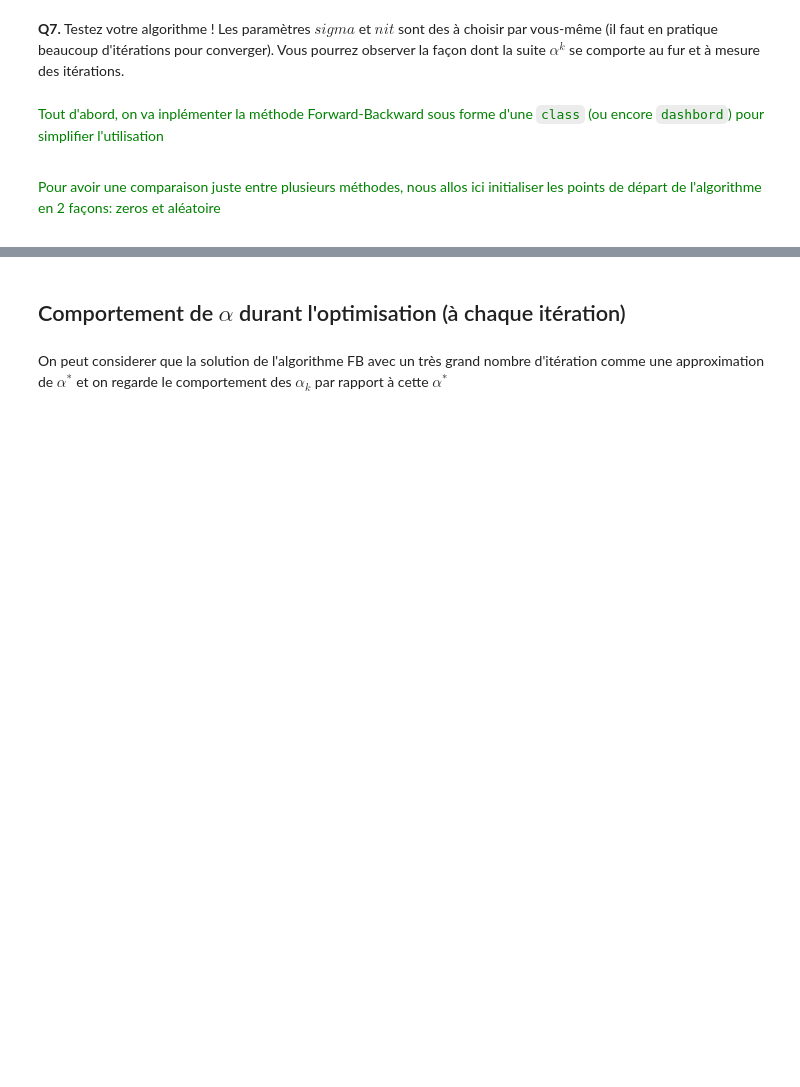
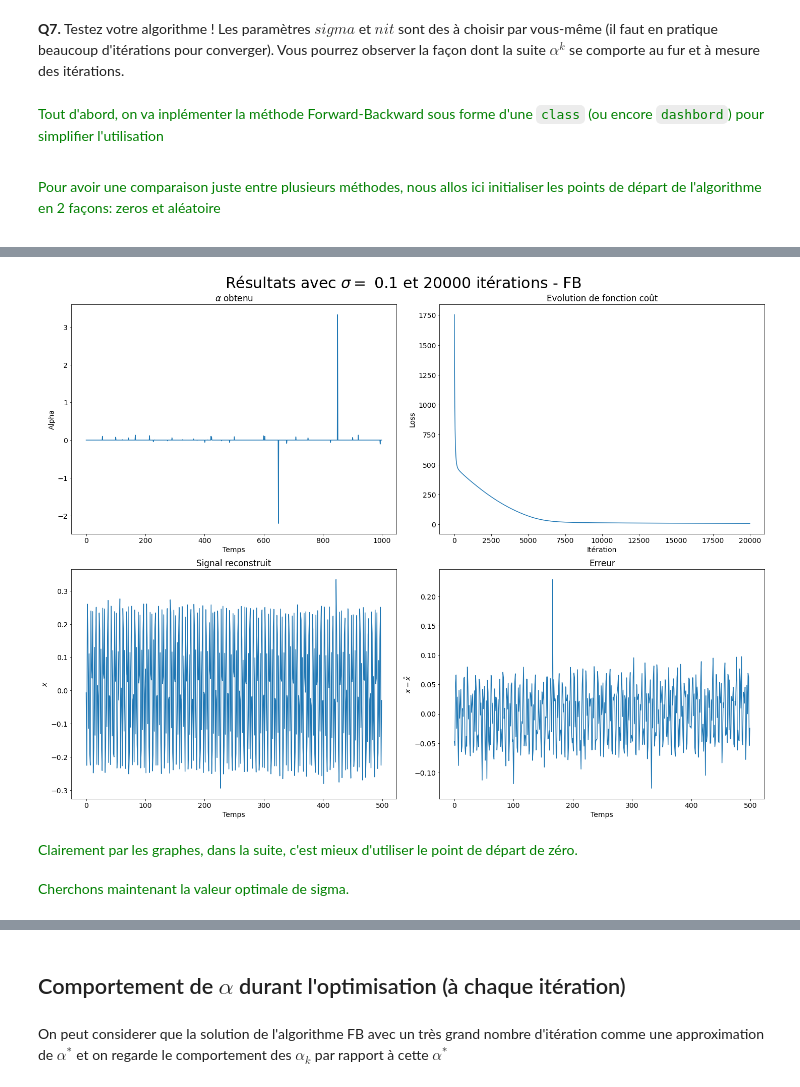
Before and after one commit to NguyenHai7120/Signal-Image-Optim, a Jupyter notebook: TP2_CompressiveSensing_NGUYEN_LE.ipynb, the cells around one changed output, grey strips where cells are left out. Drawn from its saved outputs; the diff is of its cells as text; code cells hidden in the pictures; blank space fills up the shorter version.

```diff
--- a/TP2_CompressiveSensing_NGUYEN_LE.ipynb
+++ b/TP2_CompressiveSensing_NGUYEN_LE.ipynb
@@ -469,6 +466,8 @@ random_init = np.random.rand(2*n)
 # %%
 FB1 = ForwardBackward(A, y, sigma = 0.1, alpha_init = zeros_init, niter_max=20000)
 FB1.Restore()
+FB2 = ForwardBackward(A, y, sigma = 0.1, alpha_init = random_init, niter_max=20000)
+FB2.Restore()
 # %%
 FB1.plot_result()
 # %% [output]
@@ -475,0 +475,10 @@ FB1.plot_result()
+# %%
+FB2.plot_result()
+# %% [output]
+[figure, added]
+# %% [markdown]
+<span style="color:green">
+Clairement par les graphes, dans la suite, c'est mieux d'utiliser le point de départ de zéro.
+<span>
+# %% [markdown]
+<span style="color:green"> Cherchons maintenant la valeur optimale de sigma.
```
Also changed, not shown: parts of 23 cells of this notebook.
